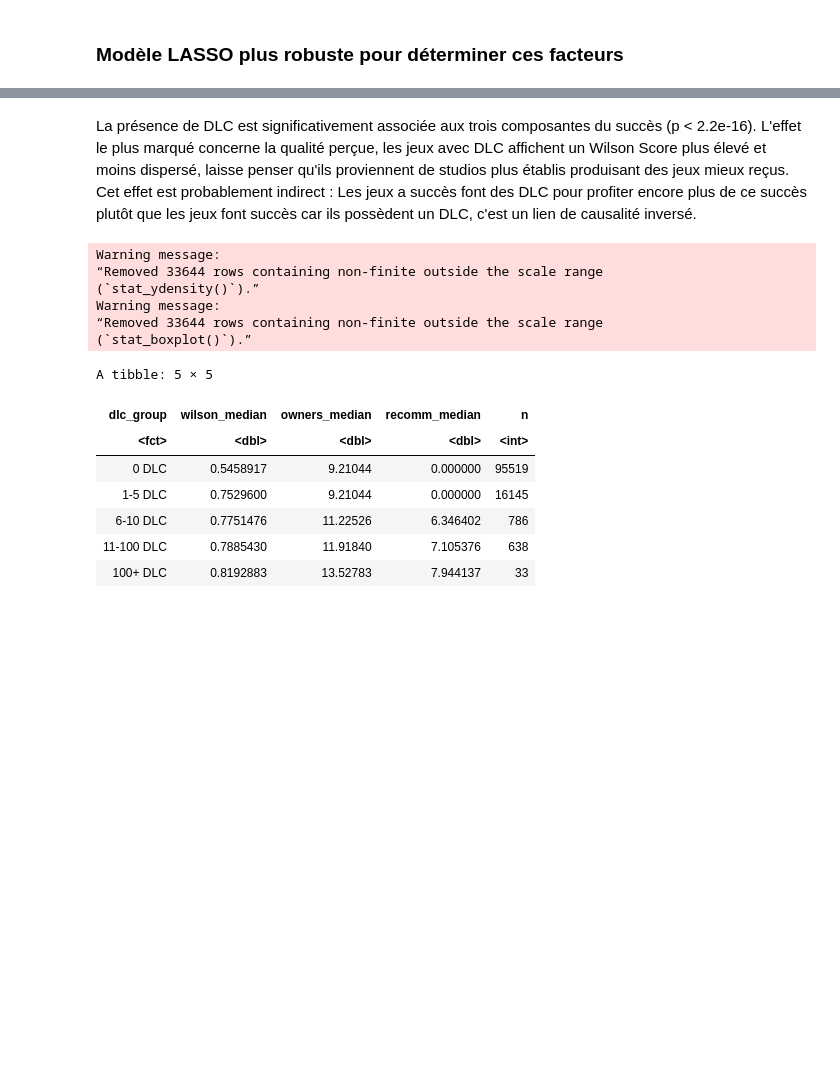
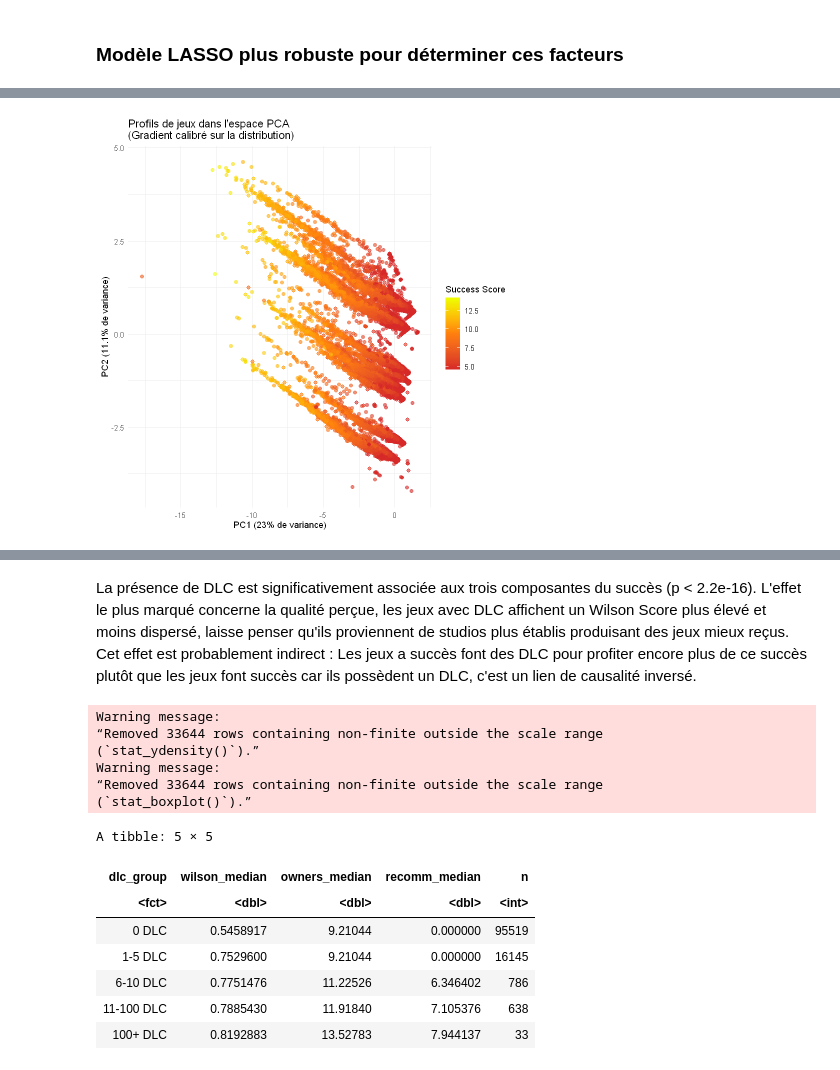
Before and after one commit to Thethomasbutnottheleast/Steam-Analyse, a Jupyter notebook: succes_commercial.ipynb, the cells around one changed output, grey strips where cells are left out. Drawn from its saved outputs; the diff is of its cells as text; code cells hidden in the pictures; blank space fills up the shorter version.

```diff
--- a/succes_commercial.ipynb
+++ b/succes_commercial.ipynb
@@ -276,0 +352,74 @@ DLC count            0.0000000000
+# %%
+### 2. PCA sur les 3 composantes : Valider la structure sous-jacente
+
+# Normaliser les composantes
+
+base_pca <- df_clean %>%
+  select(
+    log_owners, log_recommendations, log_peak_ccu,
+    log_median_playtime, Achievements,
+    Price, `DLC count`, nb_languages, `Required age`, has_screenshots, has_website,
+    Windows, Mac, Linux,
+    wilson, success_score
+  ) %>%
+  drop_na()
+
+# Scale sans success_score et wilson
+success_scaled <- base_pca %>%
+  select(-success_score, -wilson) %>%
+  mutate(across(everything(), scale)) %>%
+  as.matrix()
+
+# PCA
+pca_success <- prcomp(success_scaled)
+
+# Variance expliquée
+pca_var <- pca_success$sdev^2 / sum(pca_success$sdev^2)
+cumsum_var <- cumsum(pca_var)
+
+cat("VARIANCE EXPLIQUÉE PAR CHAQUE COMPOSANTE PRINCIPALE\n")
+print(data.frame(
+  PC = paste0("PC", 1:length(pca_var)),
+  Variance = round(pca_var, 4),
+  Cumulative = round(cumsum_var, 4)
+))
+
+# Scores PCA alignés
+pca_scores <- data.frame(
+  PC1 = pca_success$x[, 1],
+  PC2 = pca_success$x[, 2],
+  success_score = base_pca$success_score
+)
+
+# Graphique
+
+
+pca_scores <- pca_scores %>%
+  mutate(success_cat = case_when(
+    success_score < quantile(success_score, 0.33) ~ "Faible",
+    success_score < quantile(success_score, 0.66) ~ "Moyen",
+    TRUE ~ "Fort"
+  ))
+
+
+
+
+quantiles <- quantile(pca_scores$success_score, probs = c(0, 0.33, 0.66, 1))
+
+ggplot(pca_scores, aes(x = PC1, y = PC2, color = success_score)) +
+  geom_point(size = 2, alpha = 0.6) +
+  scale_color_gradientn(
+  colors = c("#d62728", "#ff7f0e", "#eeff00"),
+  name = "Success Score"
+) +
+  labs(
+    title = "Profils de jeux dans l'espace PCA\n(Gradient calibré sur la distribution)",
+    x = paste0("PC1 (", round(pca_var[1]*100, 1), "% de variance)"),
+    y = paste0("PC2 (", round(pca_var[2]*100, 1), "% de variance)"),
+  ) +
+  theme_minimal()
+
+# Loadings
+cat("\nPoids des variables sur les PC\n")
+print(round(pca_success$rotation, 3))
+# %% [output]
@@ -276,0 +443 @@ DLC count            0.0000000000
+[figure, added]
```
Also changed, not shown: parts of 40 cells of this notebook.
